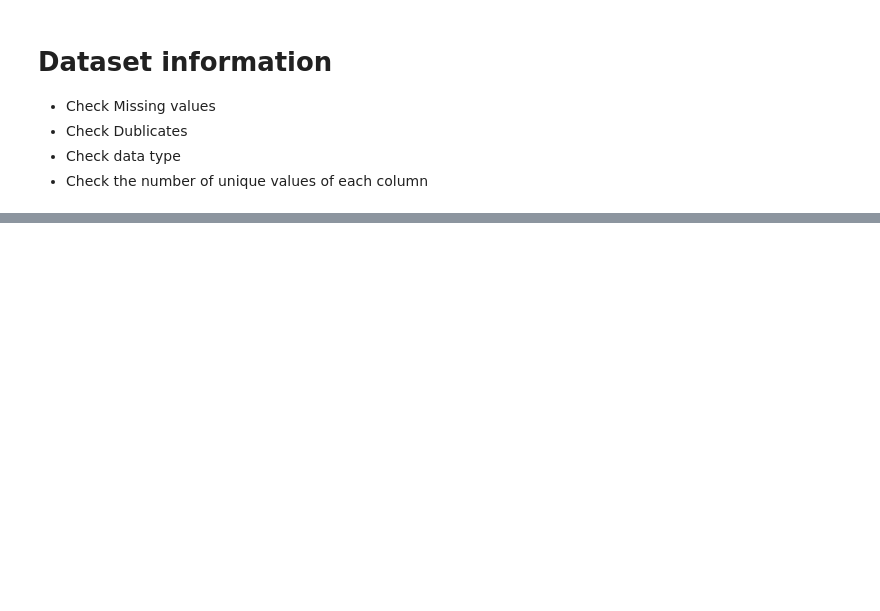
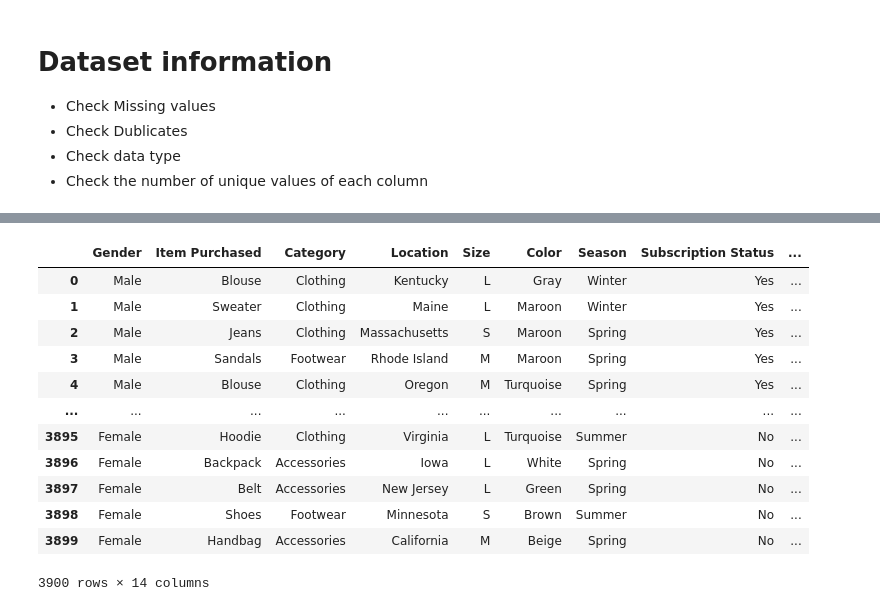
Before and after one commit to tubagumus/Data-Analysis-Working, a Jupyter notebook: data_visulation/data_file.ipynb, the cells around one changed output, grey strips where cells are left out. Cells and saved outputs as stored; diff of their text form; code cells hidden in the pictures; blank space fills up the shorter version.

```diff
--- a/data_visulation/data_file.ipynb
+++ b/data_visulation/data_file.ipynb
@@ -86,0 +186,17 @@ df.duplicated().sum() # there is not duplicated
+# %%
+categoric_df=df.select_dtypes(include=["object"])
+categoric_df
+# %% [output]
+|  | Gender | Item Purchased | Category | Location | Size | Color | Season | Subscription Status | ... |
+| 0 | Male | Blouse | Clothing | Kentucky | L | Gray | Winter | Yes | ... |
+| 1 | Male | Sweater | Clothing | Maine | L | Maroon | Winter | Yes | ... |
+| 2 | Male | Jeans | Clothing | Massachusetts | S | Maroon | Spring | Yes | ... |
+| 3 | Male | Sandals | Footwear | Rhode Island | M | Maroon | Spring | Yes | ... |
+| 4 | Male | Blouse | Clothing | Oregon | M | Turquoise | Spring | Yes | ... |
+| ... | ... | ... | ... | ... | ... | ... | ... | ... | ... |
+| 3895 | Female | Hoodie | Clothing | Virginia | L | Turquoise | Summer | No | ... |
+| 3896 | Female | Backpack | Accessories | Iowa | L | White | Spring | No | ... |
+| 3897 | Female | Belt | Accessories | New Jersey | L | Green | Spring | No | ... |
+| 3898 | Female | Shoes | Footwear | Minnesota | S | Brown | Summer | No | ... |
+| 3899 | Female | Handbag | Accessories | California | M | Beige | Spring | No | ... |
+3900 rows × 14 columns
```
Also changed, not shown: parts of 12 cells of this notebook.
